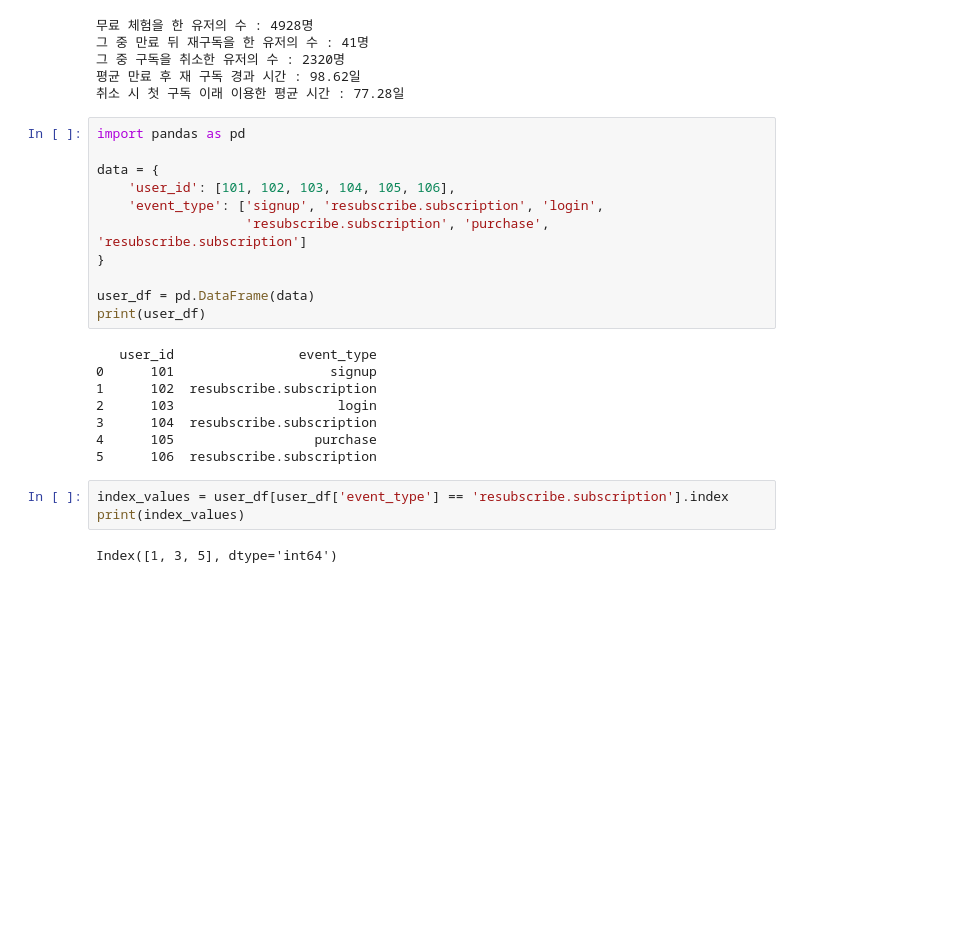
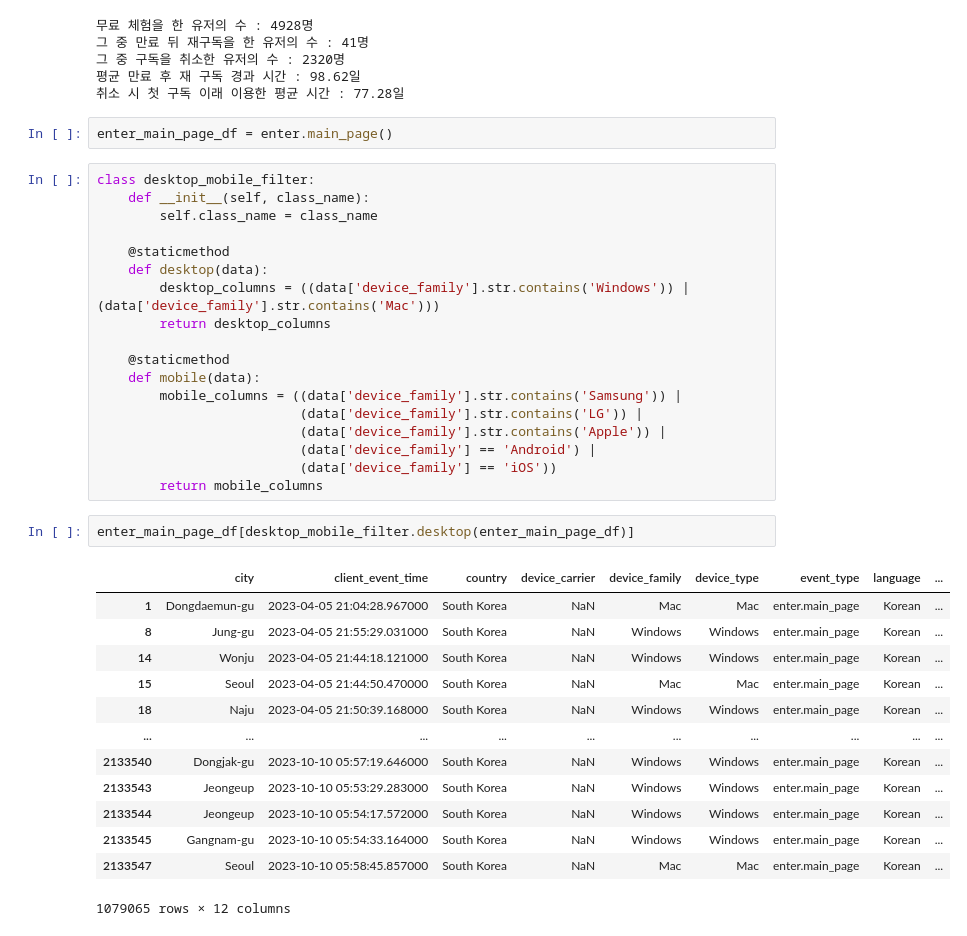
Before and after one commit to saeraniren/intermediate_project, a Jupyter notebook: lwc_main.ipynb, the cells around one changed output. Drawn from its saved outputs; the diff is of its cells as text; blank space fills up the shorter version.

```diff
--- a/lwc_main.ipynb
+++ b/lwc_main.ipynb
@@ -1099,27 +1209,39 @@ print(f"취소 시 첫 구독 이래 이용한 평균 시간 : {avg_cancel_time2
 그 중 구독을 취소한 유저의 수 : 2320명
 평균 만료 후 재 구독 경과 시간 : 98.62일
 취소 시 첫 구독 이래 이용한 평균 시간 : 77.28일
-# %%
-import pandas as pd
-
-data = {
-    'user_id': [101, 102, 103, 104, 105, 106],
-    'event_type': ['signup', 'resubscribe.subscription', 'login',
-                   'resubscribe.subscription', 'purchase', 'resubscribe.subscription']
-}
-
-user_df = pd.DataFrame(data)
-print(user_df)
-# %% [output]
-   user_id                event_type
-0      101                    signup
-1      102  resubscribe.subscription
-2      103                     login
-3      104  resubscribe.subscription
-4      105                  purchase
-5      106  resubscribe.subscription
-# %%
-index_values = user_df[user_df['event_type'] == 'resubscribe.subscription'].index
-print(index_values)
-# %% [output]
-Index([1, 3, 5], dtype='int64')
+# %%
+enter_main_page_df = enter.main_page()
+# %%
+class desktop_mobile_filter:
+    def __init__(self, class_name):
+        self.class_name = class_name
+
+    @staticmethod
+    def desktop(data):
+        desktop_columns = ((data['device_family'].str.contains('Windows')) | (data['device_family'].str.contains('Mac')))
+        return desktop_columns
+
+    @staticmethod
+    def mobile(data):
+        mobile_columns = ((data['device_family'].str.contains('Samsung')) |
+                          (data['device_family'].str.contains('LG')) |
+                          (data['device_family'].str.contains('Apple')) |
+                          (data['device_family'] == 'Android') |
+                          (data['device_family'] == 'iOS'))
+        return mobile_columns
+# %%
+enter_main_page_df[desktop_mobile_filter.desktop(enter_main_page_df)]
+# %% [output]
+|  | city | client_event_time | country | device_carrier | device_family | device_type | event_type | language | ... |
+| 1 | Dongdaemun-gu | 2023-04-05 21:04:28.967000 | South Korea | NaN | Mac | Mac | enter.main_page | Korean | ... |
+| 8 | Jung-gu | 2023-04-05 21:55:29.031000 | South Korea | NaN | Windows | Windows | enter.main_page | Korean | ... |
+| 14 | Wonju | 2023-04-05 21:44:18.121000 | South Korea | NaN | Windows | Windows | enter.main_page | Korean | ... |
+| 15 | Seoul | 2023-04-05 21:44:50.470000 | South Korea | NaN | Mac | Mac | enter.main_page | Korean | ... |
+| 18 | Naju | 2023-04-05 21:50:39.168000 | South Korea | NaN | Windows | Windows | enter.main_page | Korean | ... |
+| ... | ... | ... | ... | ... | ... | ... | ... | ... | ... |
+| 2133540 | Dongjak-gu | 2023-10-10 05:57:19.646000 | South Korea | NaN | Windows | Windows | enter.main_page | Korean | ... |
+| 2133543 | Jeongeup | 2023-10-10 05:53:29.283000 | South Korea | NaN | Windows | Windows | enter.main_page | Korean | ... |
+| 2133544 | Jeongeup | 2023-10-10 05:54:17.572000 | South Korea | NaN | Windows | Windows | enter.main_page | Korean | ... |
+| 2133545 | Gangnam-gu | 2023-10-10 05:54:33.164000 | South Korea | NaN | Windows | Windows | enter.main_page | Korean | ... |
+| 2133547 | Seoul | 2023-10-10 05:58:45.857000 | South Korea | NaN | Mac | Mac | enter.main_page | Korean | ... |
+1079065 rows × 12 columns
```
Also changed, not shown: parts of 10 cells of this notebook.
